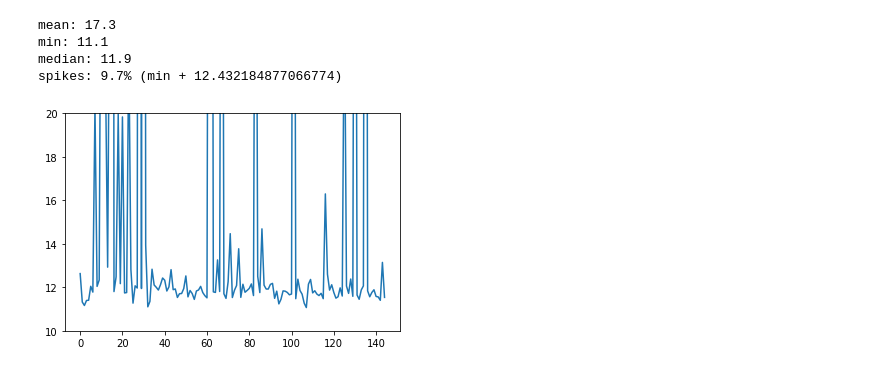
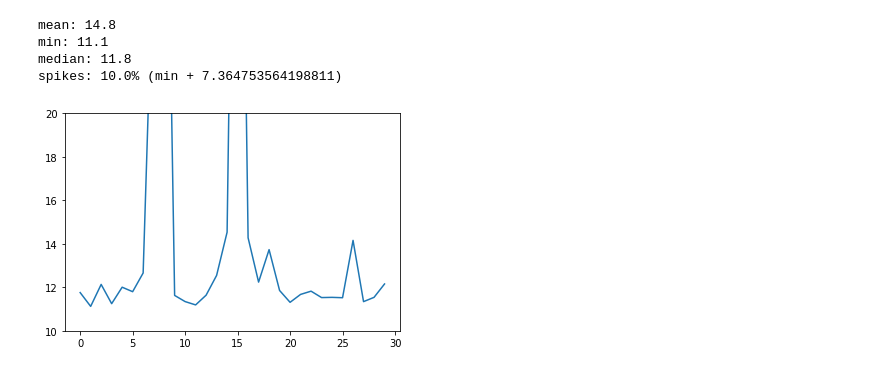
Before and after one commit to hamedty/pm, a Jupyter notebook: server/Speed Analysis.ipynb, the cells around one changed output. Saved outputs shown, nothing was run; the diff lists cells and outputs as text; code cells hidden in the pictures.

```diff
--- a/server/Speed Analysis.ipynb
+++ b/server/Speed Analysis.ipynb
@@ -119,36 +119,36 @@ import pymongo
 import numpy as np
 from bson.objectid import ObjectId
 
 client = pymongo.MongoClient()
 db = client['PAM2060']
 col = db['timing']
 
 
 now = datetime.datetime.now() - datetime.timedelta(hours=3.5)
 from_time = now - datetime.timedelta(hours=10)
 
 dummy_id = ObjectId.from_datetime(from_time)
 
 times = list(col.find({"_id": {"$gte": dummy_id}, "robots": {"$gt": 1}}))
 data = np.asarray([i['robots'] for i in times])
-
+data = data[-30:]
 
 mean = data.mean()
 min_ = data.min()
 median = np.median(data)
 spikes_th = (mean - min_) * 2
 spikes = np.sum(data > (min_ + spikes_th))
 spikes_percentage = spikes / len(data) * 100
 print(f'mean: {mean:.1f}')
 print(f'min: {min_:.1f}')
 print(f'median: {median:.1f}')
 print(f'spikes: {spikes_percentage:.1f}% (min + {spikes_th})')
-plt.plot(data[:])
+plt.plot(data[-200:])
 plt.ylim(10, 20)
 plt.show()
 # %% [output]
-mean: 17.3
+mean: 14.8
 min: 11.1
-median: 11.9
-spikes: 9.7% (min + 12.432184877066774)
+median: 11.8
+spikes: 10.0% (min + 7.364753564198811)
-[figure, old version]
+[figure, new version]
```
Also changed, not shown: parts of 4 cells of this notebook, 16 other files.
